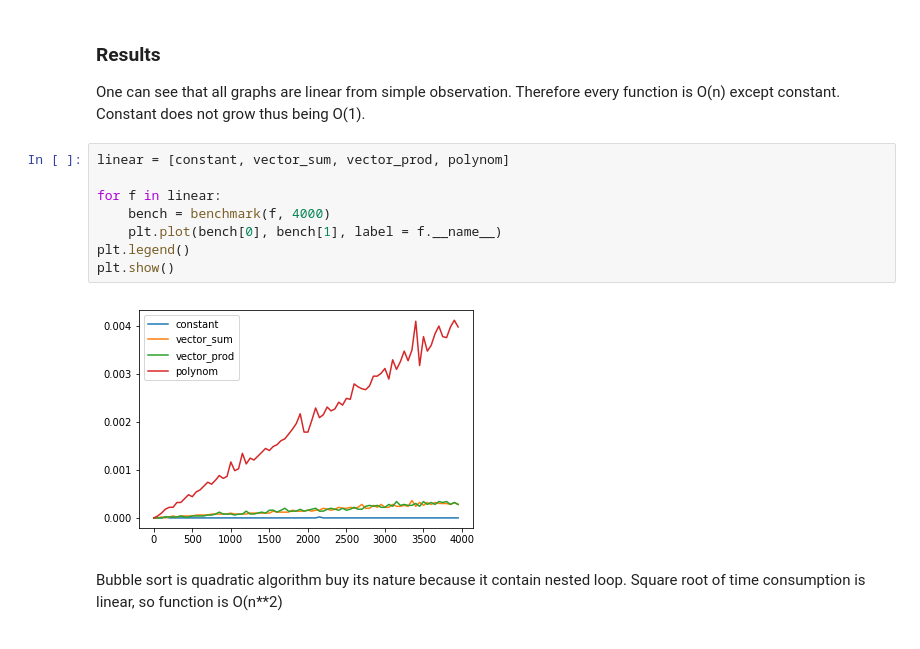
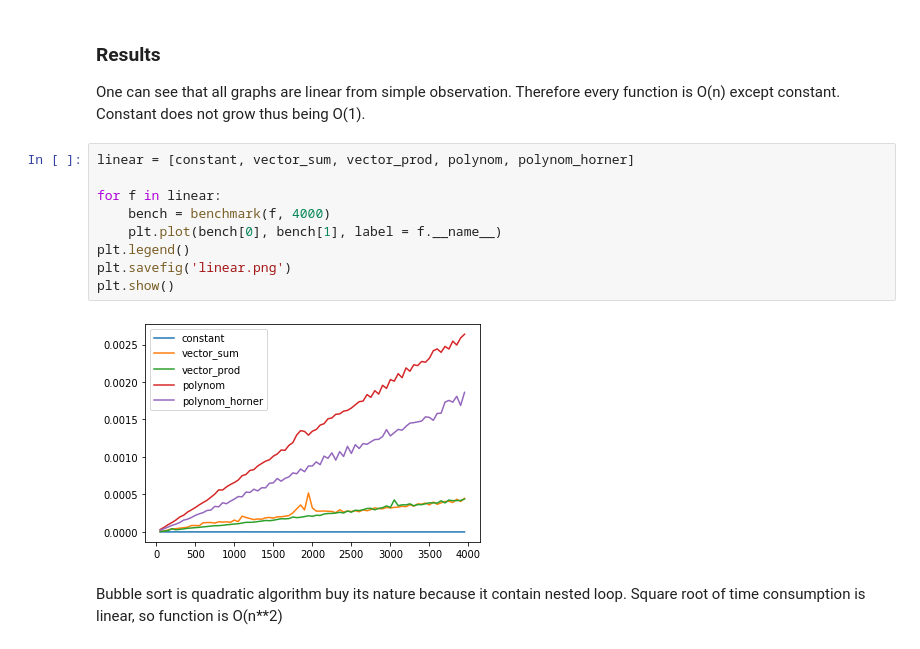
Before and after one commit to SergeyFedorchenko/Algorithms-ITMO, a Jupyter notebook: task 1.ipynb, the cells around one changed output. Saved outputs shown, nothing was run; the diff lists cells and outputs as text.

Commit message:
task 1 graphs

```diff
--- a/task 1.ipynb
+++ b/task 1.ipynb
@@ -130,15 +131,16 @@ def benchmark(f, n = 500):
 ### Results
 One can see that all graphs are linear from simple observation. Therefore every function is O(n) except constant. Constant does not grow thus being O(1).
 # %%
-linear = [constant, vector_sum, vector_prod, polynom]
+linear = [constant, vector_sum, vector_prod, polynom, polynom_horner]
 
 for f in linear:
     bench = benchmark(f, 4000)
     plt.plot(bench[0], bench[1], label = f.__name__)
 plt.legend()
+plt.savefig('linear.png')
 plt.show()
 # %% [output]
-[figure, old version]
+[figure, new version]
 # %% [markdown]
 Bubble sort is quadratic algorithm buy its nature because it contain nested loop. Square root of time consumption is linear, so function is O(n**2)
 # %%
```
Also changed, not shown: parts of 7 cells of this notebook.
